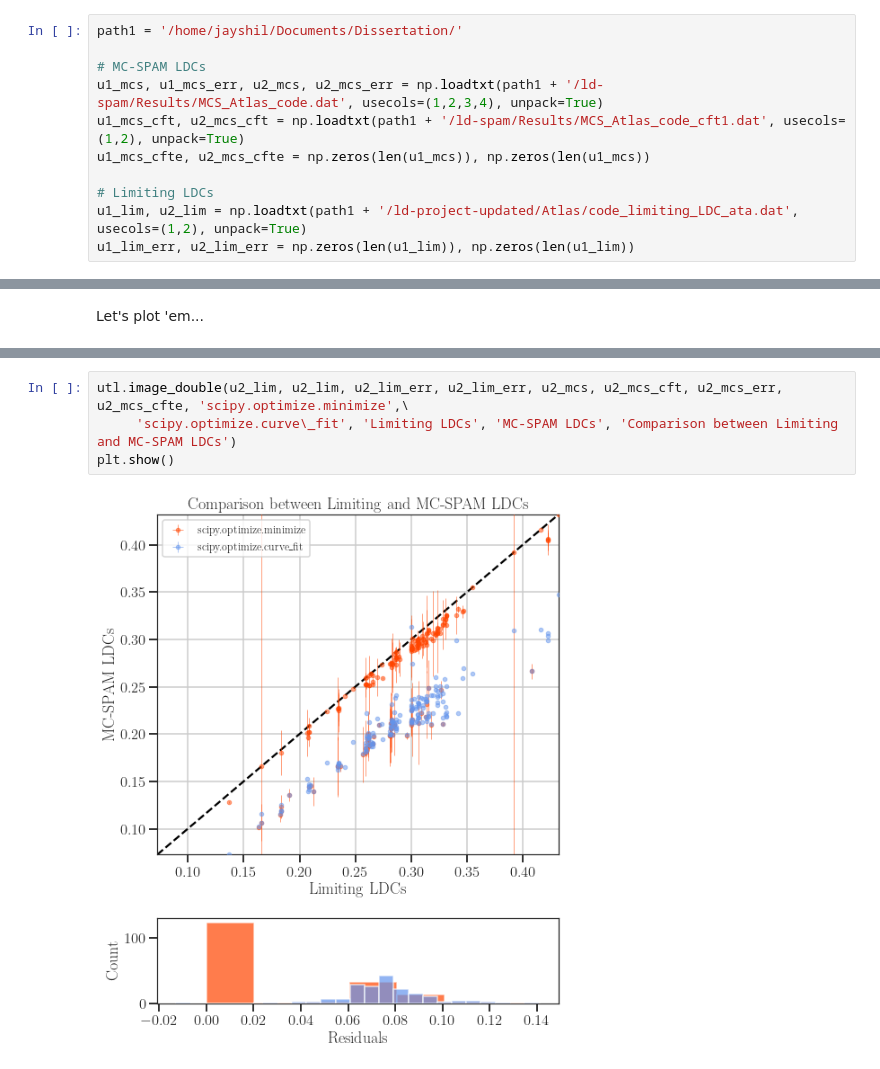
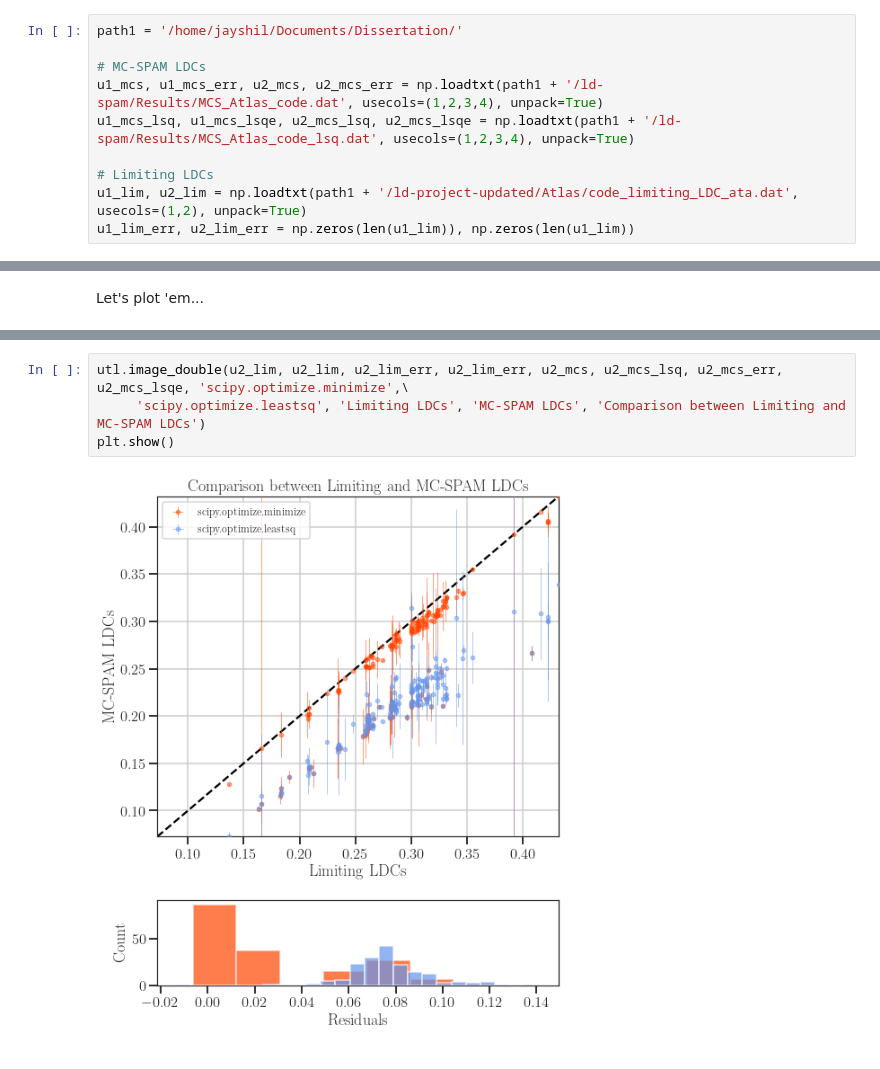
Before and after one commit to Jayshil/ld-spam, a Jupyter notebook: Notebooks/spam_vs_limiting_LDCs.ipynb, the cells around one changed output, grey strips where cells are left out. Saved outputs shown, nothing was run; the diff lists cells and outputs as text.

Commit message:
Comparison done!

```diff
--- a/Notebooks/spam_vs_limiting_LDCs.ipynb
+++ b/Notebooks/spam_vs_limiting_LDCs.ipynb
@@ -20,8 +20,7 @@ path1 = '/home/jayshil/Documents/Dissertation/'
 
 # MC-SPAM LDCs
 u1_mcs, u1_mcs_err, u2_mcs, u2_mcs_err = np.loadtxt(path1 + '/ld-spam/Results/MCS_Atlas_code.dat', usecols=(1,2,3,4), unpack=True)
-u1_mcs_cft, u2_mcs_cft = np.loadtxt(path1 + '/ld-spam/Results/MCS_Atlas_code_cft1.dat', usecols=(1,2), unpack=True)
-u1_mcs_cfte, u2_mcs_cfte = np.zeros(len(u1_mcs)), np.zeros(len(u1_mcs))
+u1_mcs_lsq, u1_mcs_lsqe, u2_mcs_lsq, u2_mcs_lsqe = np.loadtxt(path1 + '/ld-spam/Results/MCS_Atlas_code_lsq.dat', usecols=(1,2,3,4), unpack=True)
 
 # Limiting LDCs
 u1_lim, u2_lim = np.loadtxt(path1 + '/ld-project-updated/Atlas/code_limiting_LDC_ata.dat', usecols=(1,2), unpack=True)
@@ -52,6 +51,6 @@ findfont: Font family ['serif'] not found. Falling back to DejaVu Sans.
 # %%
-utl.image_double(u2_lim, u2_lim, u2_lim_err, u2_lim_err, u2_mcs, u2_mcs_cft, u2_mcs_err, u2_mcs_cfte, 'scipy.optimize.minimize',\
-     'scipy.optimize.curve\_fit', 'Limiting LDCs', 'MC-SPAM LDCs', 'Comparison between Limiting and MC-SPAM LDCs')
+utl.image_double(u2_lim, u2_lim, u2_lim_err, u2_lim_err, u2_mcs, u2_mcs_lsq, u2_mcs_err, u2_mcs_lsqe, 'scipy.optimize.minimize',\
+     'scipy.optimize.leastsq', 'Limiting LDCs', 'MC-SPAM LDCs', 'Comparison between Limiting and MC-SPAM LDCs')
 plt.show()
 # %% [output]
-[figure, old version]
+[figure, new version]
```
Also changed, not shown: parts of 1 cell of this notebook, 1 other file.
